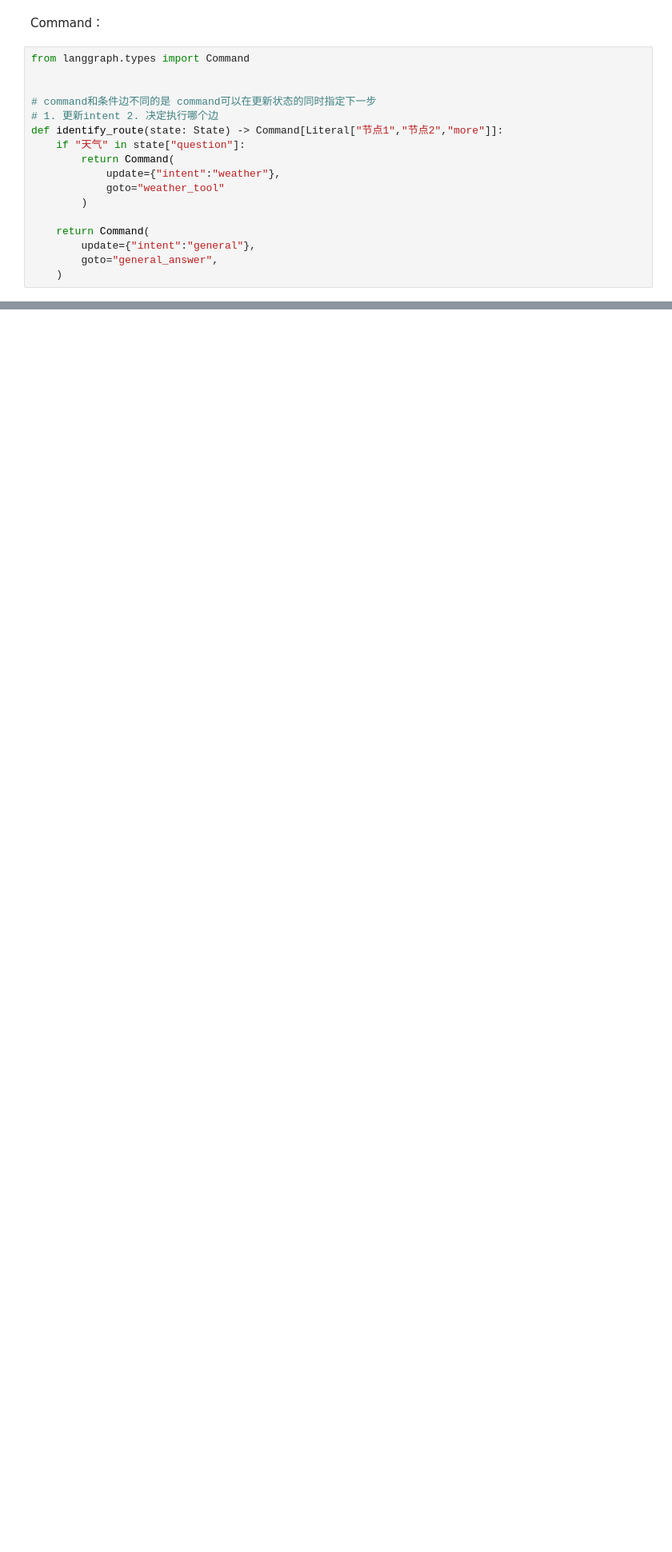
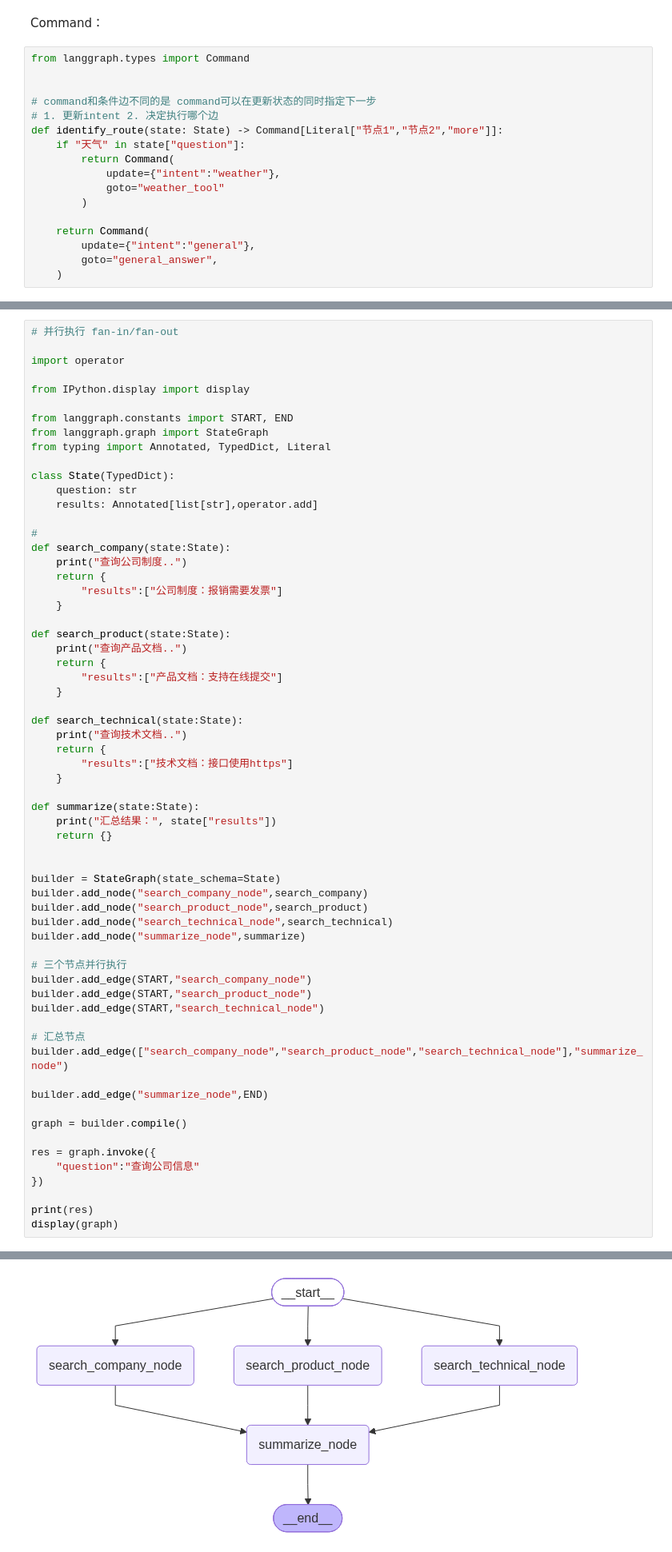
Before and after one commit to Quan-Mou/python-study, a Jupyter notebook: langgraph-learning/src/langgraph_learning/edge.ipynb, the cells around one changed output, grey strips where cells are left out. Shown at 80% size. Saved outputs shown, nothing was run; the diff lists cells and outputs as text; blank space fills up the shorter version.

```diff
--- a/langgraph-learning/src/langgraph_learning/edge.ipynb
+++ b/langgraph-learning/src/langgraph_learning/edge.ipynb
@@ -262,0 +311,64 @@ def identify_route(state: State) -> Command[Literal["节点1","节点2","more"]]
+# %%
+# 并行执行 fan-in/fan-out
+
+import operator
+
+from IPython.display import display
+
+from langgraph.constants import START, END
+from langgraph.graph import StateGraph
+from typing import Annotated, TypedDict, Literal
+
+class State(TypedDict):
+    question: str
+    results: Annotated[list[str],operator.add]
+
+#
+def search_company(state:State):
+    print("查询公司制度..")
+    return {
+        "results":["公司制度：报销需要发票"]
+    }
+
+def search_product(state:State):
+    print("查询产品文档..")
+    return {
+        "results":["产品文档：支持在线提交"]
+    }
+
+def search_technical(state:State):
+    print("查询技术文档..")
+    return {
+        "results":["技术文档：接口使用https"]
+    }
+
+def summarize(state:State):
+    print("汇总结果：", state["results"])
+    return {}
+
+
+builder = StateGraph(state_schema=State)
+builder.add_node("search_company_node",search_company)
+builder.add_node("search_product_node",search_product)
+builder.add_node("search_technical_node",search_technical)
+builder.add_node("summarize_node",summarize)
+
+# 三个节点并行执行
+builder.add_edge(START,"search_company_node")
+builder.add_edge(START,"search_product_node")
+builder.add_edge(START,"search_technical_node")
+
+# 汇总节点
+builder.add_edge(["search_company_node","search_product_node","search_technical_node"],"summarize_node")
+
+builder.add_edge("summarize_node",END)
+
+graph = builder.compile()
+
+res = graph.invoke({
+    "question":"查询公司信息"
+})
+
+print(res)
+display(graph)
+# %% [output]
@@ -262,0 +380 @@ def identify_route(state: State) -> Command[Literal["节点1","节点2","more"]]
+[figure, added]
```
Also changed, not shown: parts of 4 cells of this notebook, 16 other files.
